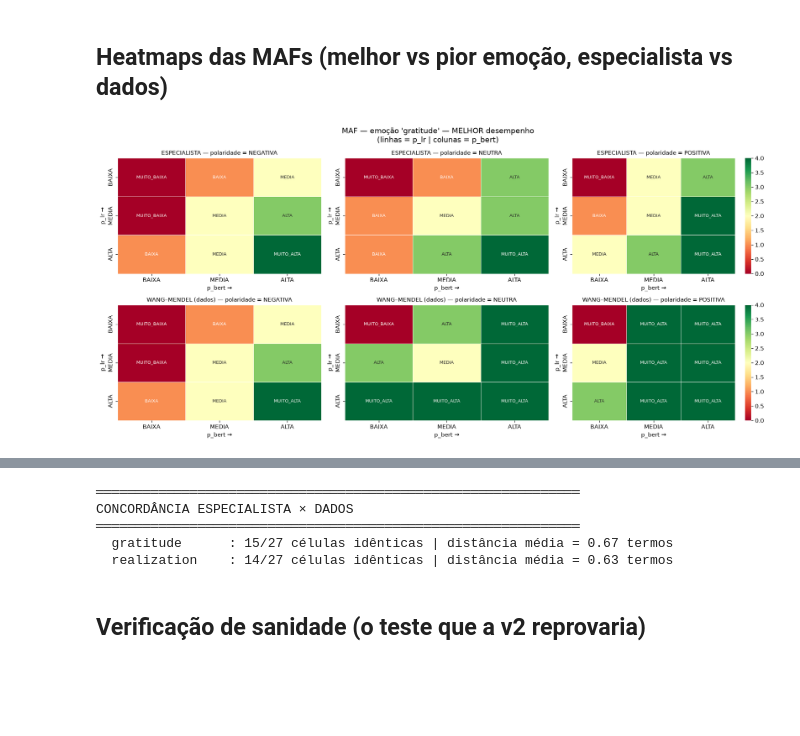
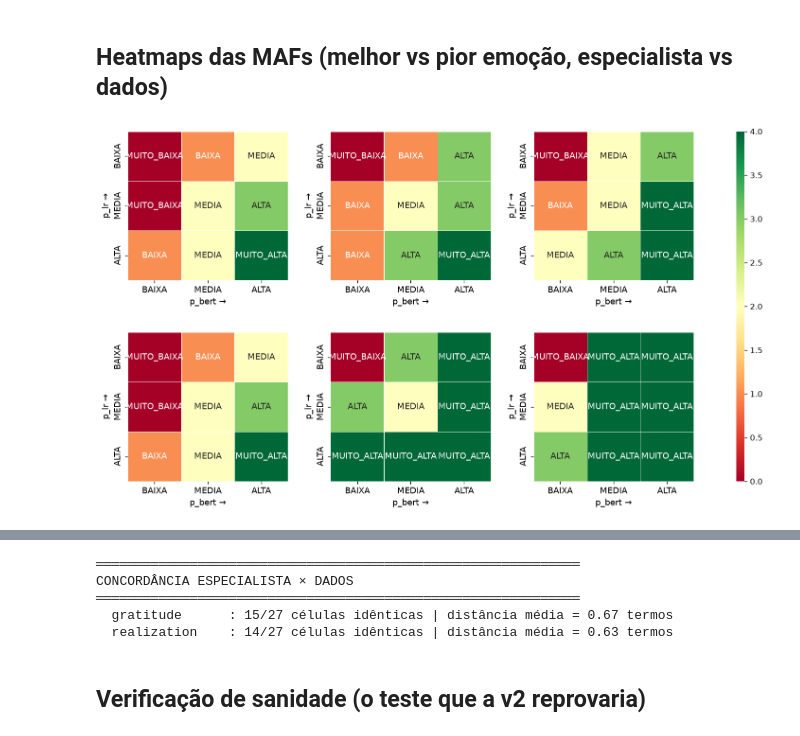
Before and after one commit to LuanBarbs/tcc-emotion-detection-nlp, a Jupyter notebook: src/ensemble_fuzzy_interpretacao.ipynb, the cells around one changed output, grey strips where cells are left out. Saved outputs shown, nothing was run; the diff lists cells and outputs as text; code cells hidden in the pictures; blank space fills up the shorter version.

```diff
--- a/src/ensemble_fuzzy_interpretacao.ipynb
+++ b/src/ensemble_fuzzy_interpretacao.ipynb
@@ -528,16 +528,15 @@ ax2 = axes[1]
 ax2.scatter(df_thr["base_rate"], df_thr["limiar_calibrado"], s=45, color="#4C72B0", alpha=0.85)
 ax2.axhline(0.5, color="#C44E52", linestyle="--", label="limiar do baseline (0.5)")
 ax2.set_xscale("log")
-ax2.set_xlabel("Base rate da emoção (log)")
-ax2.set_ylabel("Limiar calibrado (F1 ótimo)")
-ax2.set_title("O limiar ótimo quase nunca é 0.5")
-ax2.legend(fontsize=8)
+ax2.set_xlabel("Base rate da emoção (log)", fontsize=12)
+ax2.set_ylabel("Limiar calibrado (F1 ótimo)", fontsize=12)
+ax2.legend(fontsize=12)
 for emo in df_thr.index[:4]:
     ax2.annotate(emo, (df_thr.loc[emo, "base_rate"], df_thr.loc[emo, "limiar_calibrado"]),
                  fontsize=7, xytext=(4, 4), textcoords="offset points")
 
 plt.tight_layout()
-plt.savefig(OUT_LIMIAR / "testes_limiar_bert.png", dpi=150, bbox_inches="tight")
+plt.savefig(OUT_LIMIAR / "testes_limiar_bert.png", dpi=300, bbox_inches="tight")
 plt.show()
 # %% [output]
 ===== LIMIAR CALIBRADO POR EMOÇÃO (BERTimbau, média entre folds) =====
@@ -997,48 +1208,101 @@ ESCALA_PERT = {t: i for i, t in enumerate(TERMOS_PERT)}
 
 def maf_para_df(df_reg, t_pol):
     """Tabela p_lr (linhas) × p_bert (colunas) para um termo de polaridade."""
     out = pd.DataFrame(index=TERMOS_P, columns=TERMOS_P, dtype=object)
     for t_lr in TERMOS_P:
         for t_bert in TERMOS_P:
-            m = df_reg[(df_reg['t_lr'] == t_lr) & (df_reg['t_bert'] == t_bert)
-                       & (df_reg['t_pol'] == t_pol)]
+            m = df_reg[
+                (df_reg['t_lr'] == t_lr) &
+                (df_reg['t_bert'] == t_bert) &
+                (df_reg['t_pol'] == t_pol)
+            ]
             out.loc[t_lr, t_bert] = m['t_pert'].values[0] if len(m) else '?'
     return out
 
 
 def plot_mafs(emo, df_dados, titulo_extra=""):
     df_esp = gerar_maf_especialista(emo)
-    fig, axes = plt.subplots(2, 3, figsize=(17, 8))
-    fig.suptitle(f"MAF — emoção '{emo}' {titulo_extra}\n"
-                 f"(linhas = p_lr | colunas = p_bert)", fontsize=13)
+
+    # Grid com uma coluna extra apenas para a barra de cores
+    fig = plt.figure(figsize=(14, 8))
+    gs = fig.add_gridspec(
+        2, 4,
+        width_ratios=[1, 1, 1, 0.05],
+        wspace=0.35,
+        hspace=0.35
+    )
+
+    axes = np.empty((2, 3), dtype=object)
+    for r in range(2):
+        for c in range(3):
+            axes[r, c] = fig.add_subplot(gs[r, c])
+
+    # Eixo exclusivo da colorbar
+    cax = fig.add_subplot(gs[:, 3])
+
     for col, t_pol in enumerate(TERMOS_POL):
-        for row, (df_reg, metodo) in enumerate([(df_esp, 'ESPECIALISTA'),
-                                                (df_dados, 'WANG–MENDEL (dados)')]):
-            ax = axes[row][col]
+        for row, (df_reg, metodo) in enumerate([
+            (df_esp, 'ESPECIALISTA'),
+            (df_dados, 'WANG–MENDEL (dados)')
+        ]):
+
+            ax = axes[row, col]
+
             tab = maf_para_df(df_reg, t_pol)
             num = tab.replace(ESCALA_PERT).apply(pd.to_numeric, errors='coerce')
-            sns.heatmap(num, annot=tab.values, fmt='', cmap='RdYlGn',
-                        vmin=0, vmax=4, linewidths=0.6, cbar=(col == 2), ax=ax,
-                        annot_kws={"fontsize": 8})
-            ax.set_title(f'{metodo} — polaridade = {t_pol}', fontsize=10)
-            ax.set_xlabel('p_bert →'); ax.set_ylabel('p_lr →')
+
+            sns.heatmap(
+                num,
+                annot=tab.values,
+                fmt='',
+                cmap='RdYlGn',
+                vmin=0,
+                vmax=4,
+                linewidths=0.6,
+                ax=ax,
+                cbar=(row == 0 and col == 2),       # desenha apenas uma vez
+                cbar_ax=cax if (row == 0 and col == 2) else None,
+                annot_kws={"fontsize": 11}
+            )
+
+            ax.set_xlabel("p_bert →", fontsize=11)
+            ax.set_ylabel("p_lr →", fontsize=11)
+            ax.tick_params(axis="both", labelsize=11)
+
     plt.tight_layout()
-    plt.savefig(OUT_INTERP / f"maf_{emo}.png", dpi=180, bbox_inches='tight')
+
+    plt.savefig(
+        OUT_INTERP / f"maf_{emo}.png",
+        dpi=300,
+        bbox_inches="tight"
+    )
+
     plt.show()
 
-plot_mafs(EMO_BEST,  df_wm_best,  "— MELHOR desempenho")
+
+plot_mafs(EMO_BEST, df_wm_best, "— MELHOR desempenho")
 plot_mafs(EMO_WORST, df_wm_worst, "— PIOR desempenho")
+
 
 # ── Concordância entre as duas MAFs ──────────────────────────────
 print("═" * 62)
 print("CONCORDÂNCIA ESPECIALISTA × DADOS")
 print("═" * 62)
+
 for emo, df_d in [(EMO_BEST, df_wm_best), (EMO_WORST, df_wm_worst)]:
     df_e = gerar_maf_especialista(emo)
     chave = ['t_lr', 't_bert', 't_pol']
     j = df_e.merge(df_d, on=chave, suffixes=('_esp', '_dados'))
+
     iguais = (j['t_pert_esp'] == j['t_pert_dados']).sum()
-    dist = (j['t_pert_esp'].map(ESCALA_PERT) - j['t_pert_dados'].map(ESCALA_PERT)).abs().mean()
-    print(f"  {emo:15s}: {iguais}/27 células idênticas | distância média = {dist:.2f} termos")
+    dist = (
+        j['t_pert_esp'].map(ESCALA_PERT)
+        - j['t_pert_dados'].map(ESCALA_PERT)
+    ).abs().mean()
+
+    print(
+        f"  {emo:15s}: {iguais}/27 células idênticas | "
+        f"distância média = {dist:.2f} termos"
+    )
 # %% [output]
-[figure, old version]
+[figure, new version]
```
Also changed, not shown: parts of 4 cells of this notebook, 16 other files.
